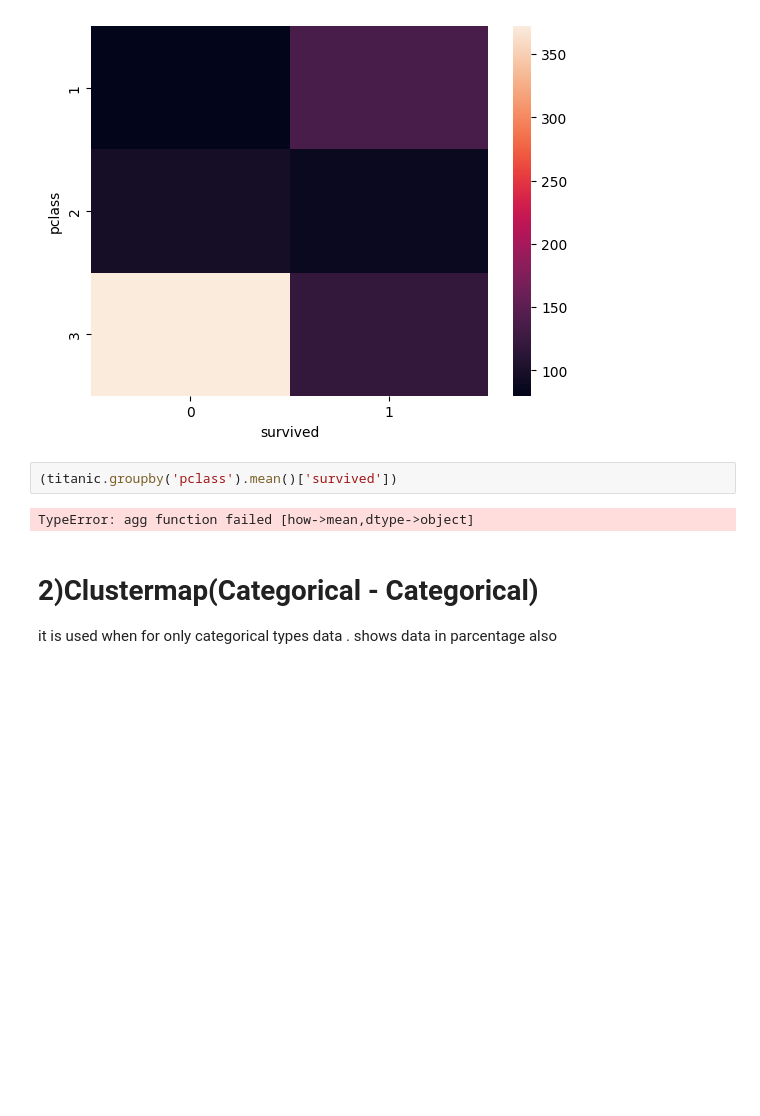
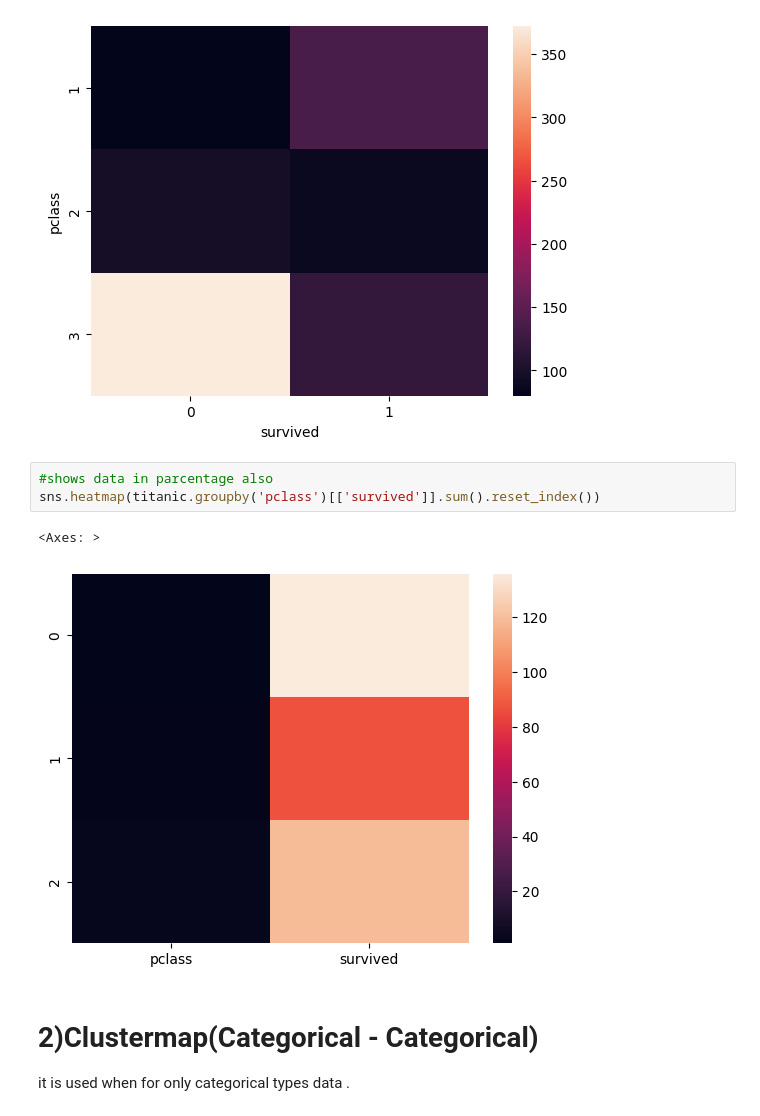
Before and after one commit to KhushnurAnjum26/Data-Analysis, a Jupyter notebook: EDA_using_Bivariate_&_Multivariate_Analysis.ipynb, the cells around one changed output. Cells and saved outputs as stored; diff of their text form; blank space fills up the shorter version.

```diff
--- a/EDA_using_Bivariate_&_Multivariate_Analysis.ipynb
+++ b/EDA_using_Bivariate_&_Multivariate_Analysis.ipynb
@@ -124,9 +124,11 @@ sns.heatmap(pd.crosstab(titanic['pclass'],titanic['survived']))
 <Axes: xlabel='survived', ylabel='pclass'>
 [figure]
 # %%
-(titanic.groupby('pclass').mean()['survived'])
+#shows data in parcentage also
+sns.heatmap(titanic.groupby('pclass')[['survived']].sum().reset_index())
 # %% [output]
-TypeError: agg function failed [how->mean,dtype->object]
+<Axes: >
+[figure, added]
 # %% [markdown]
 # **2)Clustermap(Categorical - Categorical)**
-it is used when for only categorical types data . shows data in parcentage also
+it is used when for only categorical types data .
```
Also changed, not shown: parts of 6 cells of this notebook.
